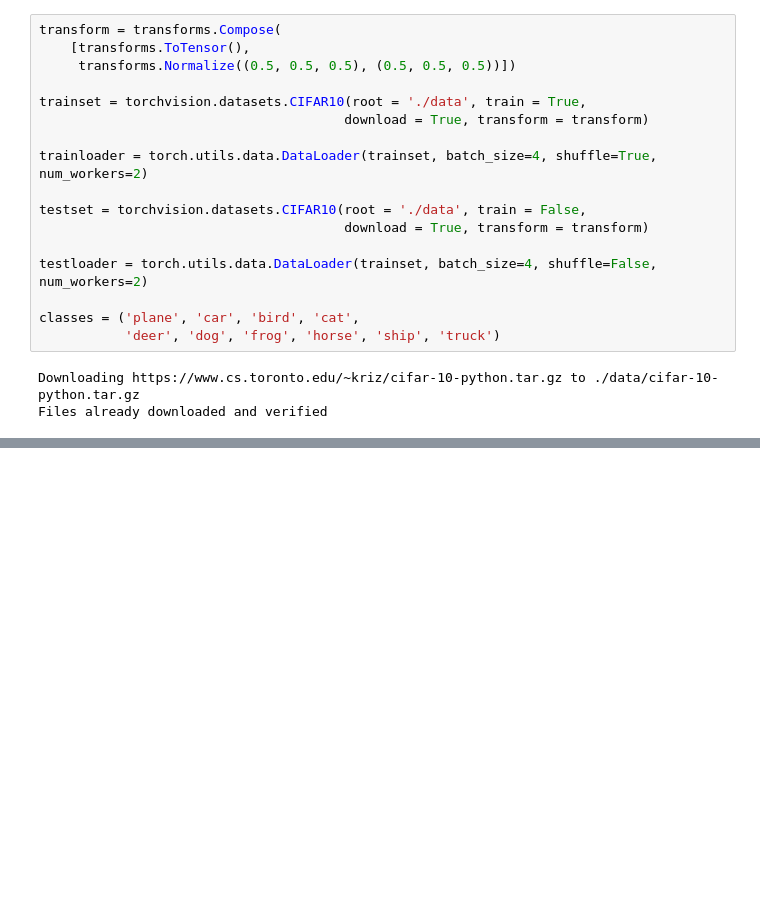
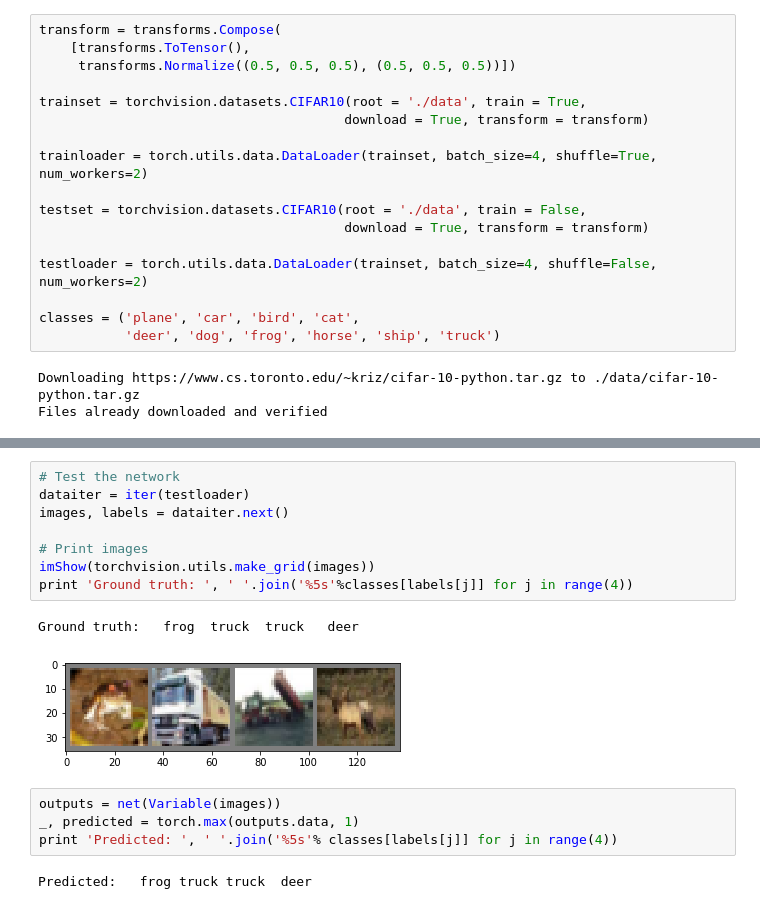
Before and after one commit to bhushan23/pytorch-learning, a Jupyter notebook: Image classification using basic neural network.ipynb, the cells around one changed output, grey strips where cells are left out. Cells and saved outputs as stored; diff of their text form; blank space fills up the shorter version.

```diff
--- a/Image classification using basic neural network.ipynb
+++ b/Image classification using basic neural network.ipynb
@@ -86,0 +131,17 @@ print ' '.join('%5s' % classes[labels[j]] for j in range(4))
+# %%
+# Test the network
+dataiter = iter(testloader)
+images, labels = dataiter.next()
+
+# Print images
+imShow(torchvision.utils.make_grid(images))
+print 'Ground truth: ', ' '.join('%5s'%classes[labels[j]] for j in range(4))
+# %% [output]
+Ground truth:   frog  truck  truck   deer
+[figure, added]
+# %%
+outputs = net(Variable(images))
+_, predicted = torch.max(outputs.data, 1)
+print 'Predicted: ', ' '.join('%5s'% classes[labels[j]] for j in range(4))
+# %% [output]
+Predicted:   frog truck truck  deer
```
Also changed, not shown: parts of 7 cells of this notebook.
